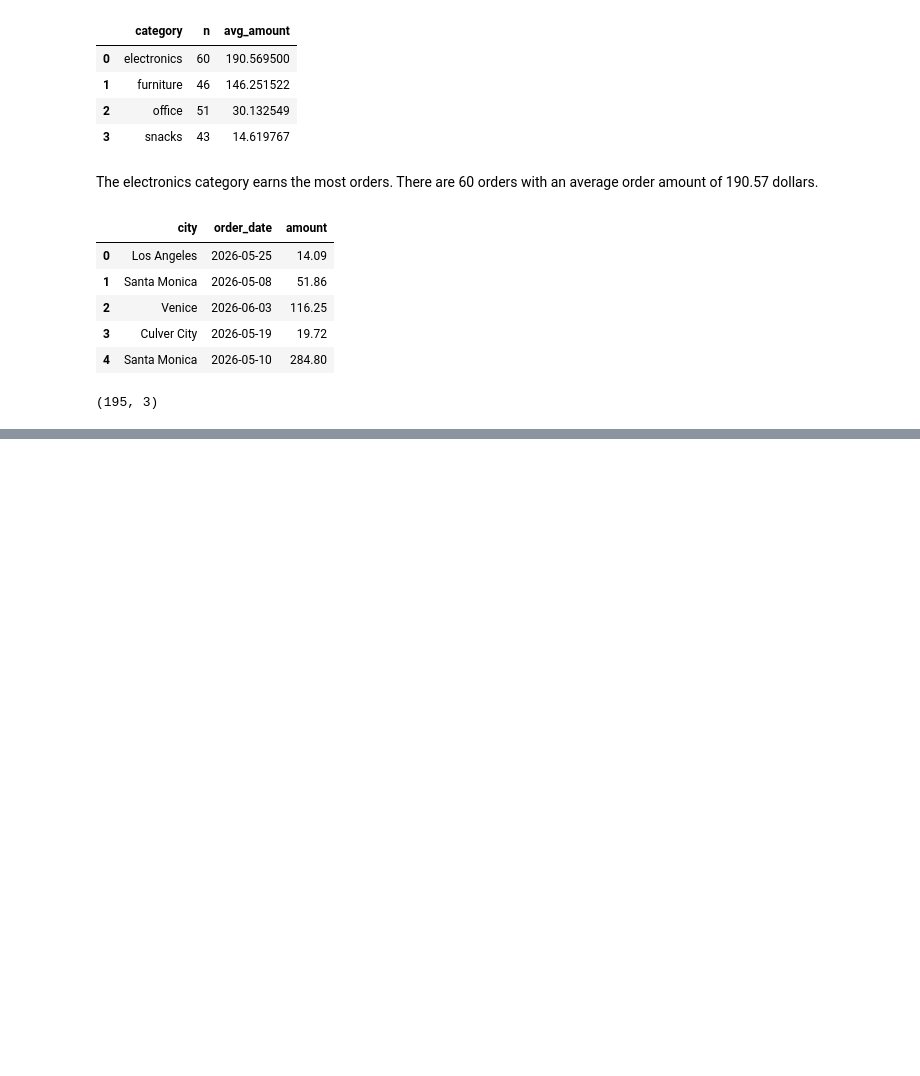
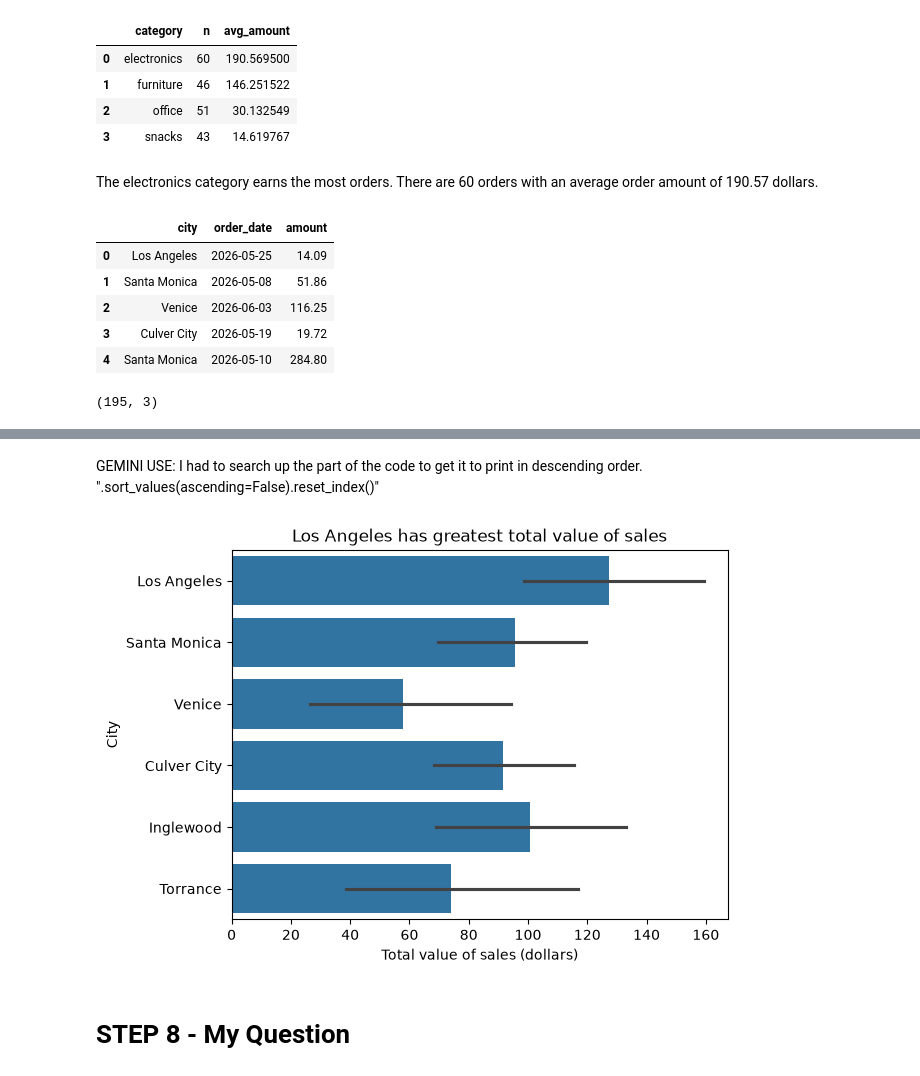
Before and after one commit to acamend/cs82a-portfolio, a Jupyter notebook: module6/Module6Lab1.ipynb, the cells around one changed output, grey strips where cells are left out. Saved outputs shown, nothing was run; the diff lists cells and outputs as text; code cells hidden in the pictures; blank space fills up the shorter version.

```diff
--- a/module6/Module6Lab1.ipynb
+++ b/module6/Module6Lab1.ipynb
@@ -113,0 +122,15 @@ df.groupby('city')['amount'].sum()
+# %% [markdown]
+GEMINI USE: I had to search up the part of the code to get it to print in descending order. ".sort_values(ascending=False).reset_index()"
+# %%
+#Create barplot
+import seaborn as sns
+import matplotlib.pyplot as plt
+sns.barplot(data=df, x="amount", y="city")
+plt.title("Los Angeles has greatest total value of sales")
+plt.xlabel("Total value of sales (dollars)")
+plt.ylabel("City")
+plt.show()
+# %% [output]
+[figure, added]
+# %% [markdown]
+# STEP 8 - My Question
```
Also changed, not shown: parts of 6 cells of this notebook.
